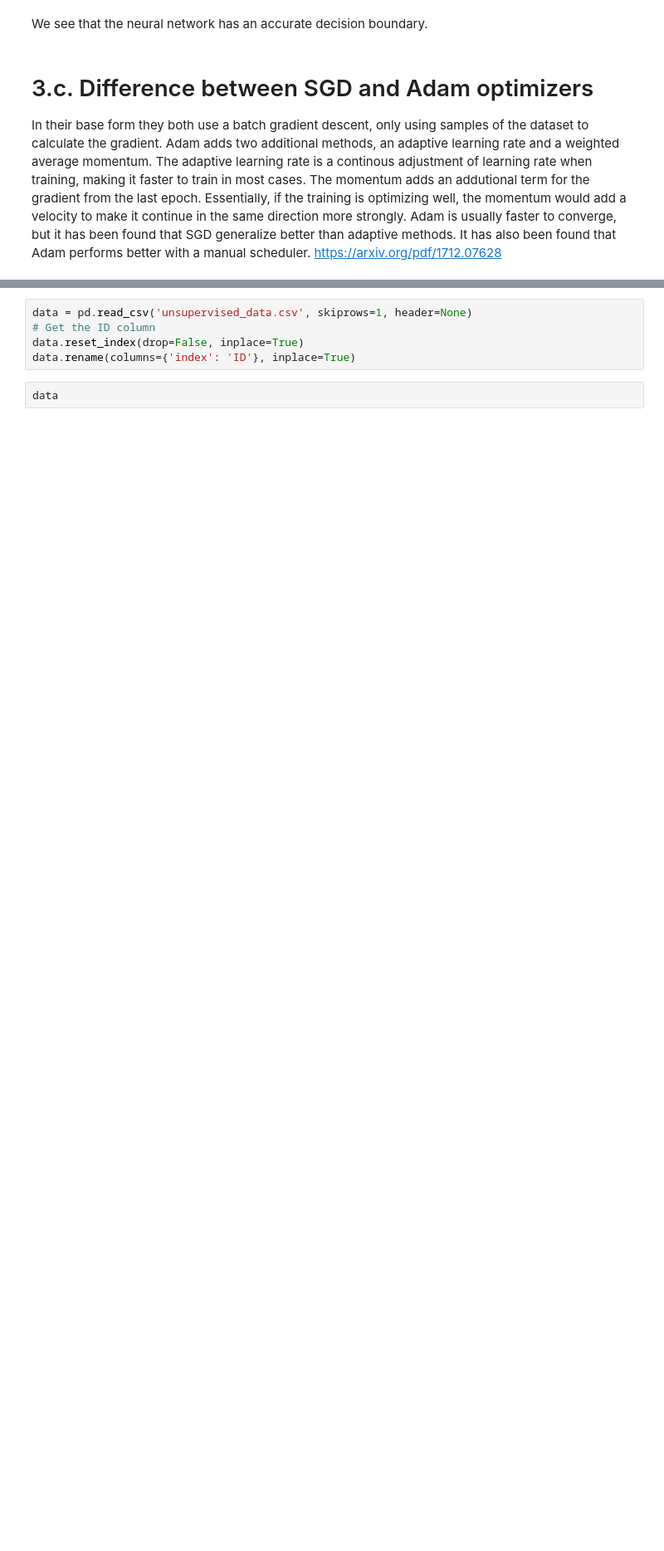
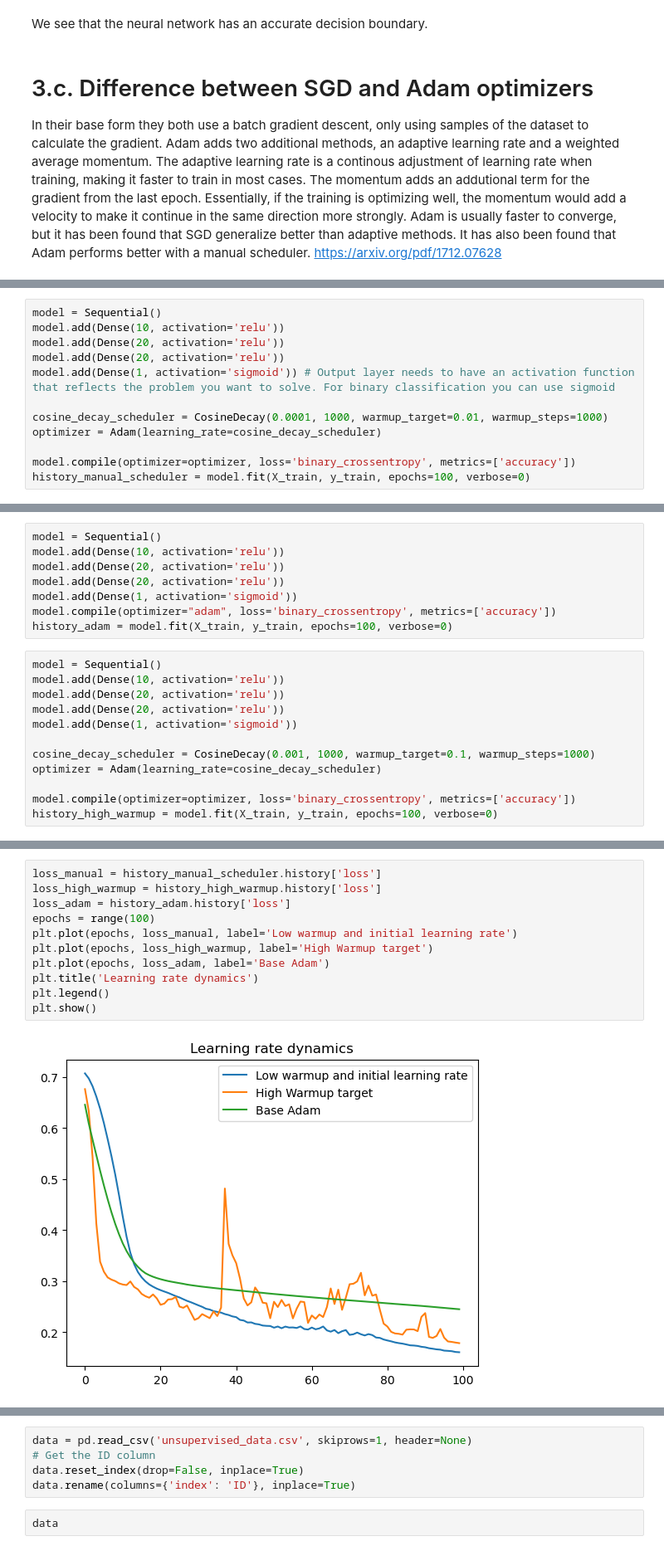
Before and after one commit to MKMC1/TDT4172, a Jupyter notebook: Assignment2_blueprint/Chapter_2.ipynb, the cells around one changed output, grey strips where cells are left out. Shown at 83% size. Saved outputs shown, nothing was run; the diff lists cells and outputs as text; blank space fills up the shorter version.

```diff
--- a/Assignment2_blueprint/Chapter_2.ipynb
+++ b/Assignment2_blueprint/Chapter_2.ipynb
@@ -277,0 +274,12 @@ Adam is usually faster to converge, but it has been found that SGD generalize be
+# %%
+model = Sequential()
+model.add(Dense(10, activation='relu'))
+model.add(Dense(20, activation='relu'))
+model.add(Dense(20, activation='relu'))
+model.add(Dense(1, activation='sigmoid')) # Output layer needs to have an activation function that reflects the problem you want to solve. For binary classification you can use sigmoid
+
+cosine_decay_scheduler = CosineDecay(0.0001, 1000, warmup_target=0.01, warmup_steps=1000)
+optimizer = Adam(learning_rate=cosine_decay_scheduler)
+
+model.compile(optimizer=optimizer, loss='binary_crossentropy', metrics=['accuracy'])
+history_manual_scheduler = model.fit(X_train, y_train, epochs=100, verbose=0)
@@ -277,0 +294,20 @@ Adam is usually faster to converge, but it has been found that SGD generalize be
+# %%
+model = Sequential()
+model.add(Dense(10, activation='relu'))
+model.add(Dense(20, activation='relu'))
+model.add(Dense(20, activation='relu'))
+model.add(Dense(1, activation='sigmoid'))
+model.compile(optimizer="adam", loss='binary_crossentropy', metrics=['accuracy'])
+history_adam = model.fit(X_train, y_train, epochs=100, verbose=0)
+# %%
+model = Sequential()
+model.add(Dense(10, activation='relu'))
+model.add(Dense(20, activation='relu'))
+model.add(Dense(20, activation='relu'))
+model.add(Dense(1, activation='sigmoid'))
+
+cosine_decay_scheduler = CosineDecay(0.001, 1000, warmup_target=0.1, warmup_steps=1000)
+optimizer = Adam(learning_rate=cosine_decay_scheduler)
+
+model.compile(optimizer=optimizer, loss='binary_crossentropy', metrics=['accuracy'])
+history_high_warmup = model.fit(X_train, y_train, epochs=100, verbose=0)
@@ -277,0 +316,13 @@ Adam is usually faster to converge, but it has been found that SGD generalize be
+# %%
+loss_manual = history_manual_scheduler.history['loss']
+loss_high_warmup = history_high_warmup.history['loss']
+loss_adam = history_adam.history['loss']
+epochs = range(100)
+plt.plot(epochs, loss_manual, label='Low warmup and initial learning rate')
+plt.plot(epochs, loss_high_warmup, label='High Warmup target')
+plt.plot(epochs, loss_adam, label='Base Adam')
+plt.title('Learning rate dynamics')
+plt.legend()
+plt.show()
+# %% [output]
+[figure, added]
```
Also changed, not shown: parts of 19 cells of this notebook.
